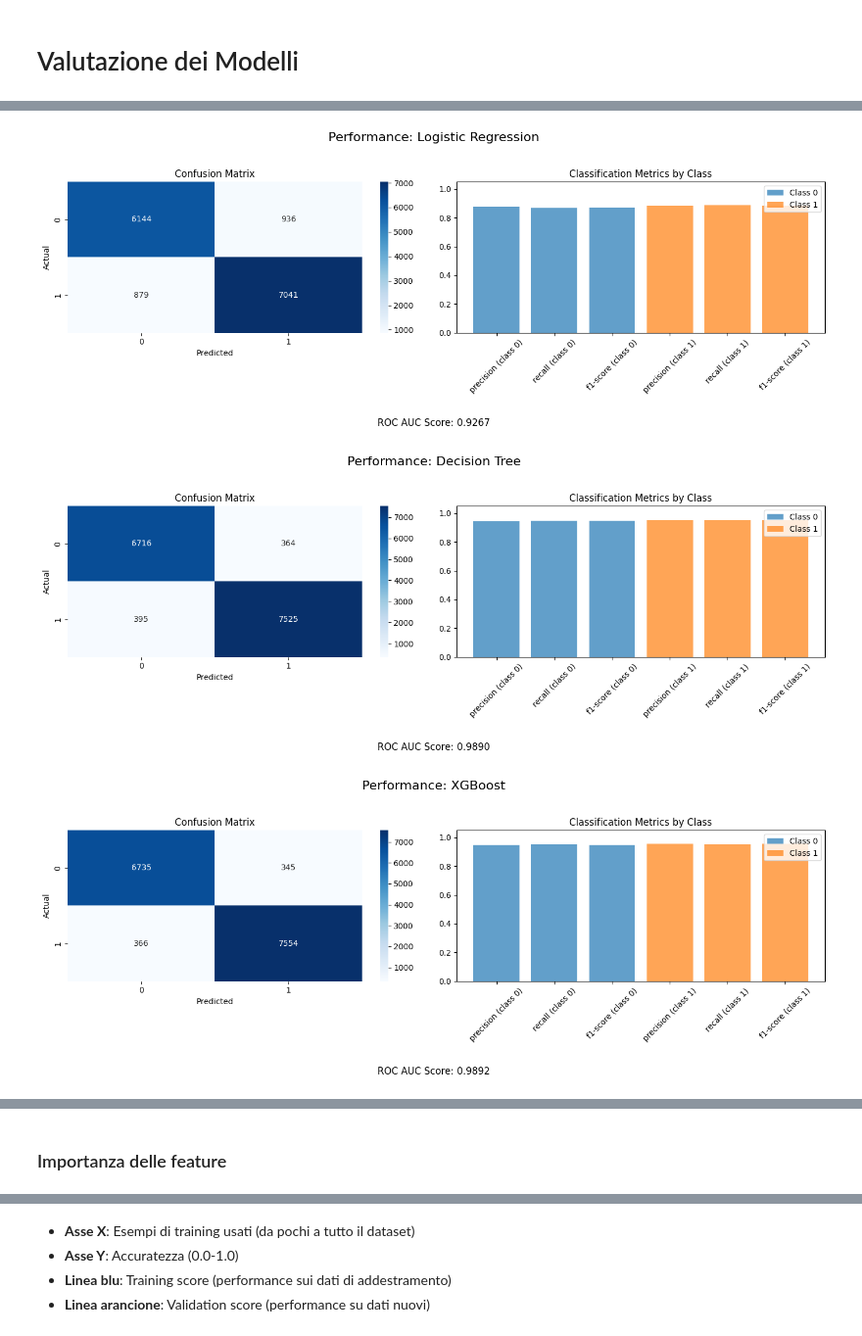
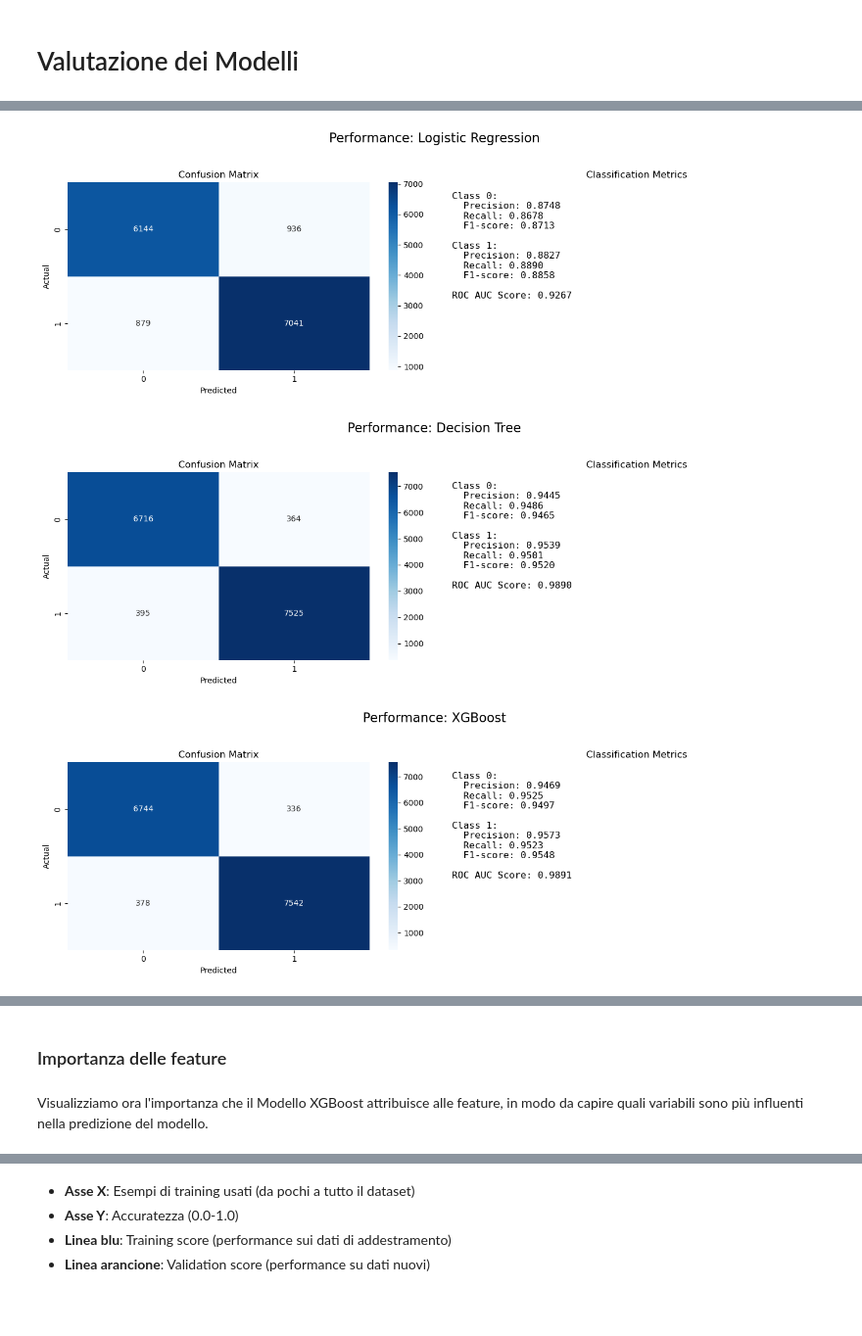
Before and after one commit to Fuwuffyi/Pokemon-DataIntensive2025, a Jupyter notebook: main.ipynb, the cells around one changed output, grey strips where cells are left out. Shown at 98% size. Cells and saved outputs as stored; diff of their text form; code cells hidden in the pictures; blank space fills up the shorter version.

```diff
--- a/main.ipynb
+++ b/main.ipynb
@@ -382,5 +386,8 @@ Per valutare la robustezza della performance di ogni combinazione, si usa la cro
 
 `grid_xgb.best_estimator_ ` è il modello completo, addestrato con i parametri ottimali, pronto per essere usato su dati nuovi.
+# %%
+from sklearn.model_selection import StratifiedKFold
+skf = StratifiedKFold(3, shuffle=True, random_state=RANDOM_STATE)
 # %%
 # Creazione di una griglia di ricerca per ottimizzare i parametri del modello XGBoost
 param_grid: dict = {
@@ -388,7 +395,7 @@ param_grid: dict = {
    'xgboost__max_depth': [10, 11, 12],
    'xgboost__learning_rate': [0.01, 0.25, 0.5]
 }
-grid_xgb: GridSearchCV = GridSearchCV(xgboost_model, param_grid, cv=3, scoring='accuracy', n_jobs=-1, verbose=1)
+grid_xgb: GridSearchCV = GridSearchCV(xgboost_model, param_grid, cv=skf, scoring='accuracy', n_jobs=-1, verbose=1)
 grid_xgb.fit(X_train, y_train)
 print(f"Best parameters: {grid_xgb.best_params_}")
 # Modello xgboost
@@ -449,48 +454,47 @@ def extended_validation_plot(model, X_test, y_test, title):
     y_pred = model.predict(X_test)
     y_proba = model.predict_proba(X_test)[:, 1] if hasattr(model, 'predict_proba') else None
 
     # Calcola metriche
     report = classification_report(y_test, y_pred, output_dict=True)
     cm = confusion_matrix(y_test, y_pred)
     auc_score = roc_auc_score(y_test, y_proba) if y_proba is not None else None
 
-    # Set up la figura
+    # Setup figura
     fig, axs = plt.subplots(1, 2, figsize=(14, 5))
     fig.suptitle(title, fontsize=16)
 
     # Confusion Matrix
     sns.heatmap(cm, annot=True, fmt='d', cmap='Blues', ax=axs[0])
     axs[0].set_title("Confusion Matrix")
     axs[0].set_xlabel("Predicted")
     axs[0].set_ylabel("Actual")
 
-    # Classification Report (solo per classi 0 e 1)
+    # Tabella testuale delle metriche per classi 0 e 1
+    axs[1].axis('off')
+    axs[1].set_title("Classification Metrics")
+
     metrics = ['precision', 'recall', 'f1-score']
     class_labels = ['0', '1']
+    text = ""
     for cls in class_labels:
-        axs[1].bar(
-            [f"{m} (class {cls})" for m in metrics],
-            [report[cls][m] for m in metrics],
-            label=f"Class {cls}",
-            alpha=0.7
-        )
+        text += f"Class {cls}:\n"
+        for m in metrics:
+            value = report[cls][m]
+            text += f"  {m.capitalize()}: {value:.4f}\n"
+        text += "\n"
 
-    axs[1].set_title("Classification Metrics by Class")
-    axs[1].set_ylim(0, 1.05)
-    axs[1].legend()
-    axs[1].tick_params(axis='x', rotation=45)
+    if auc_score is not None:
+        text += f"ROC AUC Score: {auc_score:.4f}"
 
-    # Mostra AUC se disponibile
-    if auc_score is not None:
-        plt.figtext(0.5, -0.05, f"ROC AUC Score: {auc_score:.4f}", ha='center', fontsize=12)
+    axs[1].text(0.01, 0.95, text, fontsize=12, va='top', ha='left', family='monospace')
 
     plt.tight_layout(rect=[0, 0.03, 1, 0.95])
     plt.show()
 
 # Applica a tutti i modelli
 for i, model in enumerate(models[1:]):
     extended_validation_plot(model, X_test, y_test, title=f"Performance: {model_names[i+1]}")
 # %% [output]
-[figure, old version]
+[figure, new version]
-[figure, old version]
+[figure, new version]
-[figure, old version]
+[figure, new version]
@@ -498,5 +502,7 @@ for i, model in enumerate(models[1:]):
 # %% [markdown]
 ### Importanza delle feature
+# %% [markdown]
+Visualizziamo ora l'importanza che il Modello XGBoost attribuisce alle feature, in modo da  capire quali variabili sono più influenti nella predizione del modello.
 # %%
 importances: XGBClassifier = xgboost_model.named_steps['xgboost']
 importances = importances.feature_importances_
```
Also changed, not shown: parts of 11 cells of this notebook.
